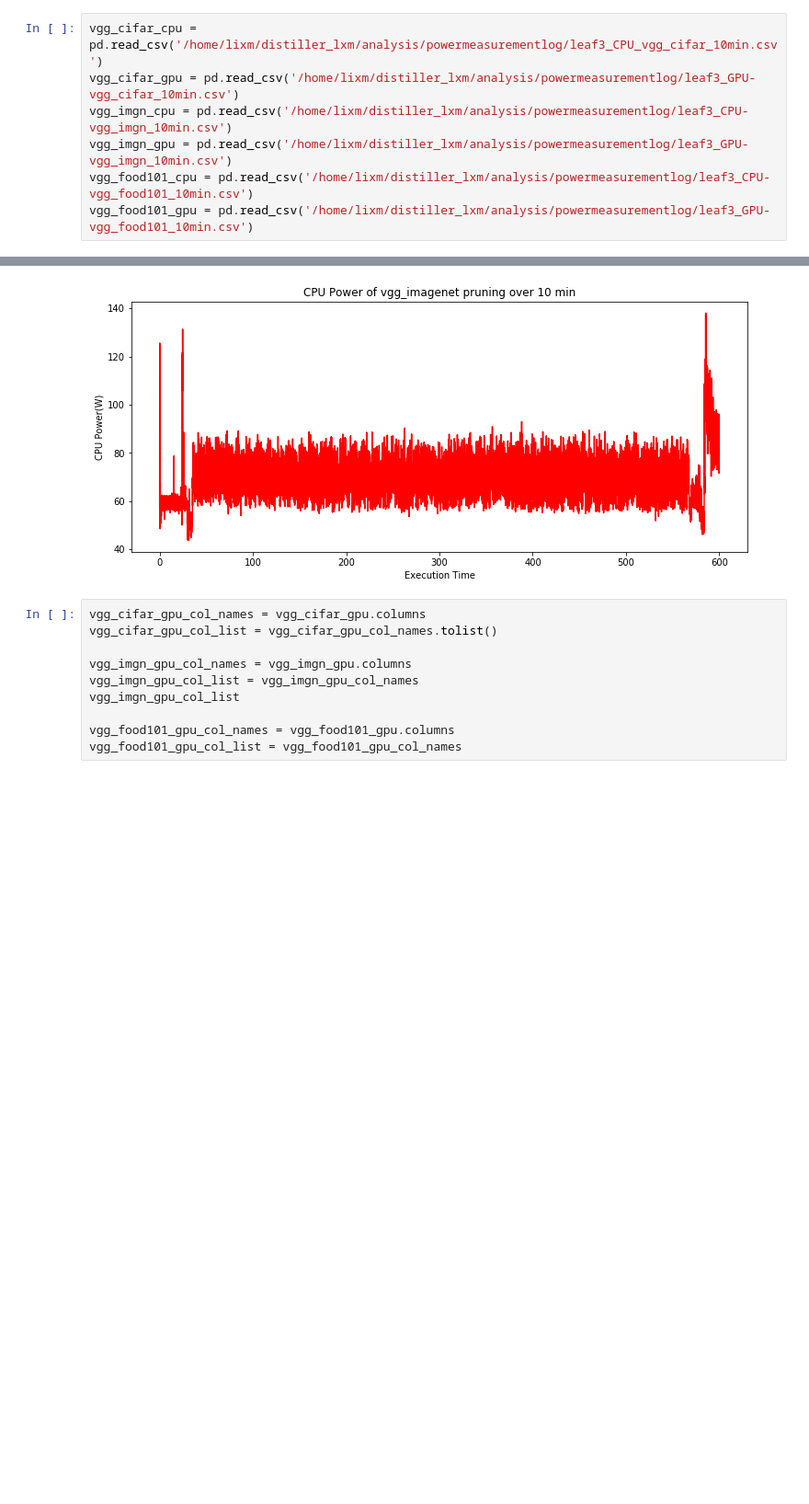
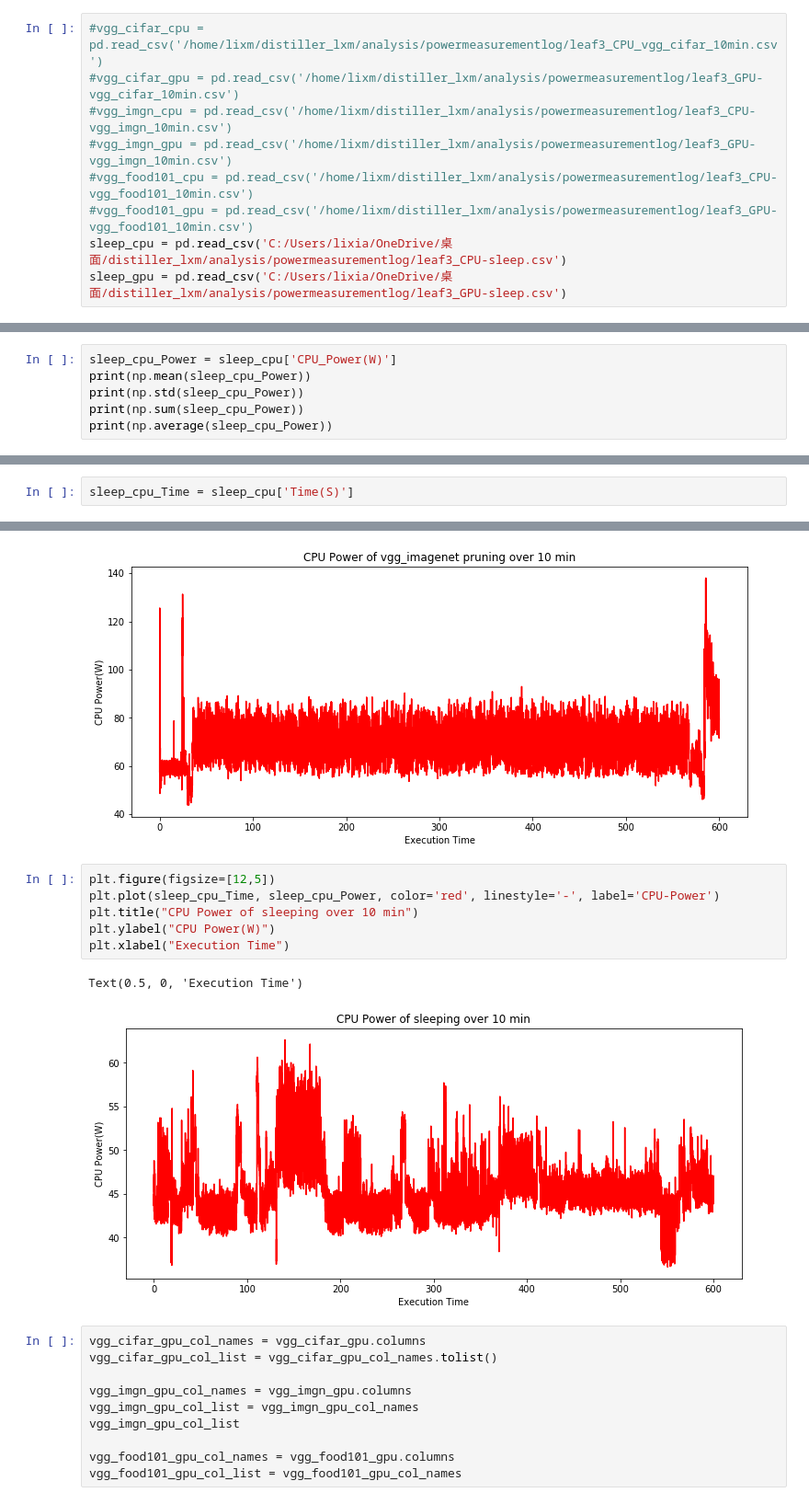
Before and after one commit to Xiaomin-Li/CS7313-MachineLearning-CourseProject-Xiaomin, a Jupyter notebook: analysis/Power_measurements/Poweranalysis.ipynb, the cells around one changed output, grey strips where cells are left out. Shown at 92% size. Saved outputs shown, nothing was run; the diff lists cells and outputs as text; blank space fills up the shorter version.

Commit message:
Power_measurements

```diff
--- a/analysis/Power_measurements/Poweranalysis.ipynb
+++ b/analysis/Power_measurements/Poweranalysis.ipynb
@@ -3,12 +3,14 @@ import pandas as pd
 import numpy as np
 import matplotlib.pyplot as plt
 # %%
-vgg_cifar_cpu = pd.read_csv('/home/lixm/distiller_lxm/analysis/powermeasurementlog/leaf3_CPU_vgg_cifar_10min.csv')
-vgg_cifar_gpu = pd.read_csv('/home/lixm/distiller_lxm/analysis/powermeasurementlog/leaf3_GPU-vgg_cifar_10min.csv')
-vgg_imgn_cpu = pd.read_csv('/home/lixm/distiller_lxm/analysis/powermeasurementlog/leaf3_CPU-vgg_imgn_10min.csv')
-vgg_imgn_gpu = pd.read_csv('/home/lixm/distiller_lxm/analysis/powermeasurementlog/leaf3_GPU-vgg_imgn_10min.csv')
-vgg_food101_cpu = pd.read_csv('/home/lixm/distiller_lxm/analysis/powermeasurementlog/leaf3_CPU-vgg_food101_10min.csv')
-vgg_food101_gpu = pd.read_csv('/home/lixm/distiller_lxm/analysis/powermeasurementlog/leaf3_GPU-vgg_food101_10min.csv')
+#vgg_cifar_cpu = pd.read_csv('/home/lixm/distiller_lxm/analysis/powermeasurementlog/leaf3_CPU_vgg_cifar_10min.csv')
+#vgg_cifar_gpu = pd.read_csv('/home/lixm/distiller_lxm/analysis/powermeasurementlog/leaf3_GPU-vgg_cifar_10min.csv')
+#vgg_imgn_cpu = pd.read_csv('/home/lixm/distiller_lxm/analysis/powermeasurementlog/leaf3_CPU-vgg_imgn_10min.csv')
+#vgg_imgn_gpu = pd.read_csv('/home/lixm/distiller_lxm/analysis/powermeasurementlog/leaf3_GPU-vgg_imgn_10min.csv')
+#vgg_food101_cpu = pd.read_csv('/home/lixm/distiller_lxm/analysis/powermeasurementlog/leaf3_CPU-vgg_food101_10min.csv')
+#vgg_food101_gpu = pd.read_csv('/home/lixm/distiller_lxm/analysis/powermeasurementlog/leaf3_GPU-vgg_food101_10min.csv')
+sleep_cpu = pd.read_csv('C:/Users/lixia/OneDrive/桌面/distiller_lxm/analysis/powermeasurementlog/leaf3_CPU-sleep.csv')
+sleep_gpu = pd.read_csv('C:/Users/lixia/OneDrive/桌面/distiller_lxm/analysis/powermeasurementlog/leaf3_GPU-sleep.csv')
 # %%
 vgg_cifar_cpu_col_names = vgg_cifar_cpu.columns
 vgg_cifar_cpu_col_list = vgg_cifar_cpu_col_names.tolist()
@@ -37,3 +43,9 @@ print(np.std(vgg_food101_CPU_Power))
 6.9946619668808285
 nan
 7.147901213812627
+# %%
+sleep_cpu_Power = sleep_cpu['CPU_Power(W)']
+print(np.mean(sleep_cpu_Power))
+print(np.std(sleep_cpu_Power))
+print(np.sum(sleep_cpu_Power))
+print(np.average(sleep_cpu_Power))
@@ -45,6 +62,8 @@ vgg_food101_DRAM_Power = vgg_food101_cpu['DRAM_Power(W)']
 vgg_cifar_cpu_Time = vgg_cifar_cpu[' Time(S)']
 vgg_imgn_cpu_Time = vgg_imgn_cpu['Time(S)']
 vgg_food101_cpu_Time = vgg_food101_cpu['Time(S)']
+# %%
+sleep_cpu_Time = sleep_cpu['Time(S)']
 # %%
 plt.figure(figsize=[12,5])
 plt.plot(vgg_cifar_cpu_Time, vgg_cifar_CPU_Power, color='blue', linestyle='-', label='CPU-Power')
@@ -72,6 +91,15 @@ plt.xlabel("Execution Time")
 # %% [output]
 Text(0.5, 0, 'Execution Time')
 [figure]
+# %%
+plt.figure(figsize=[12,5])
+plt.plot(sleep_cpu_Time, sleep_cpu_Power, color='red', linestyle='-', label='CPU-Power')
+plt.title("CPU Power of sleeping over 10 min")
+plt.ylabel("CPU Power(W)")
+plt.xlabel("Execution Time")
+# %% [output]
+Text(0.5, 0, 'Execution Time')
+[figure, added]
 # %%
 vgg_cifar_gpu_col_names = vgg_cifar_gpu.columns
 vgg_cifar_gpu_col_list = vgg_cifar_gpu_col_names.tolist()
```
Also changed, not shown: parts of 7 cells of this notebook.
